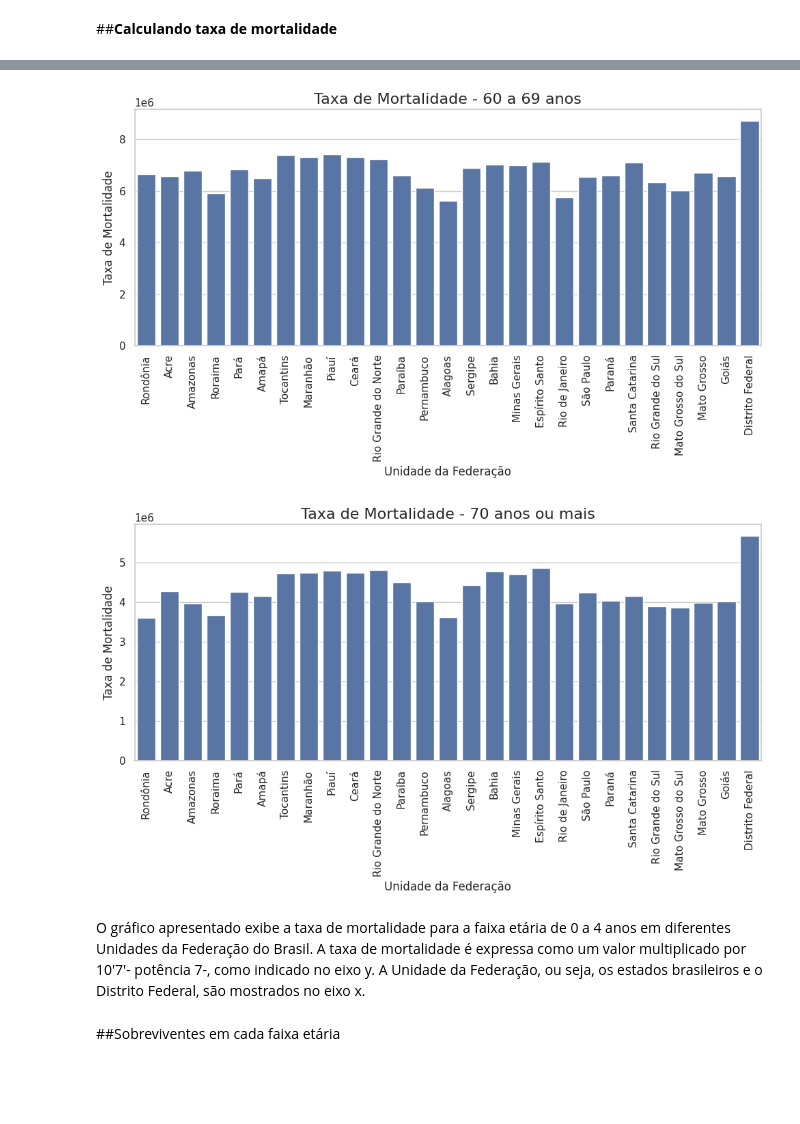
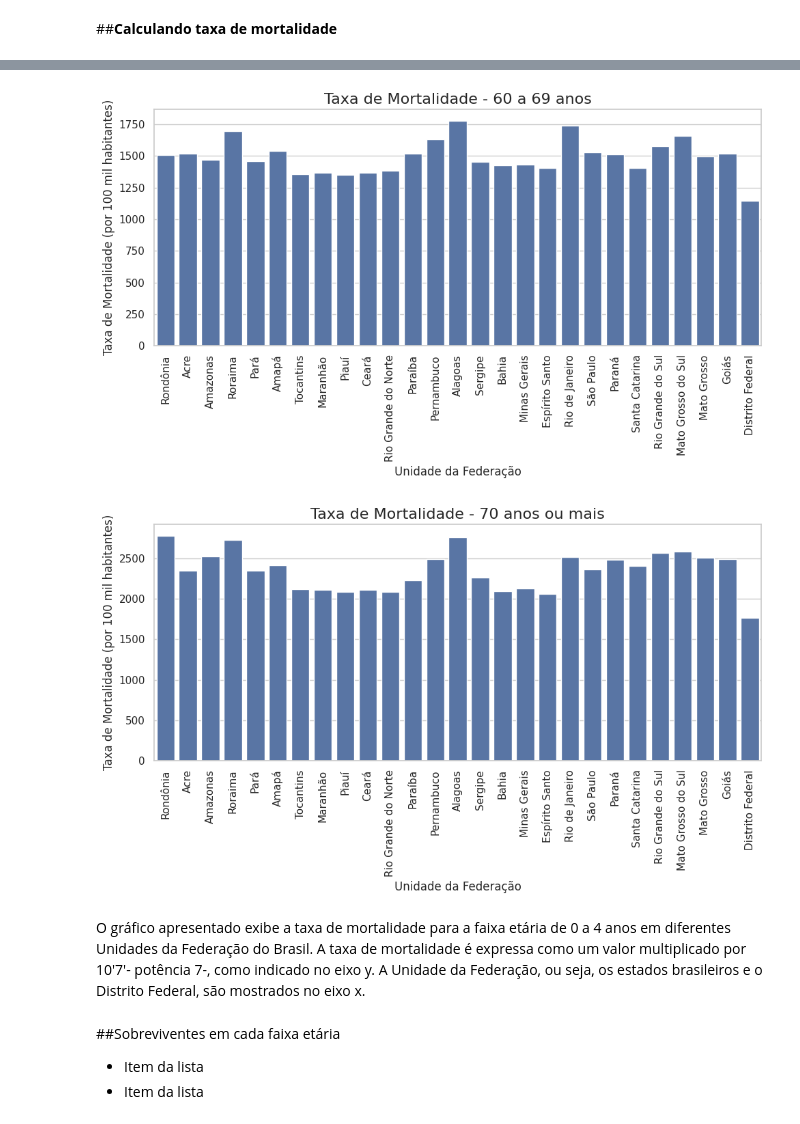
Before and after one commit to babialvesz/longevidade, a Jupyter notebook: tratamento.ipynb, the cells around one changed output, grey strips where cells are left out. Saved outputs shown, nothing was run; the diff lists cells and outputs as text; code cells hidden in the pictures; blank space fills up the shorter version.

```diff
--- a/tratamento.ipynb
+++ b/tratamento.ipynb
@@ -142,7 +130,7 @@ merged_df.head()
 # %%
 for faixa in faixas_etarias:
-    # Supondo que df_mort tenha colunas no formato 'Óbitos_faixa', adicione a coluna de taxa de mortalidade
-    merged_df[f'taxa_mortalidade_{faixa}'] = (merged_df[f'{faixa}_pop'] / merged_df[f'{faixa}_obitos']) * 100000
+    # Cálculo correto da taxa de mortalidade
+    merged_df[f'taxa_mortalidade_{faixa}'] = (merged_df[f'{faixa}_obitos'] / merged_df[f'{faixa}_pop']) * 100000
 
     # Geração do gráfico de barras para cada faixa etária
     plt.figure(figsize=(10, 6))
@@ -152,7 +140,7 @@ for faixa in faixas_etarias:
     plt.title(f'Taxa de Mortalidade - {faixa}', fontsize=16)
     plt.xticks(rotation=90)  # Rotaciona os rótulos do eixo X
     plt.xlabel('Unidade da Federação')
-    plt.ylabel('Taxa de Mortalidade')
+    plt.ylabel('Taxa de Mortalidade (por 100 mil habitantes)')
     plt.tight_layout()
     plt.show()  # Adiciona para garantir que o gráfico seja exibido
 # %% [output]
@@ -167,6 +155,9 @@ for faixa in faixas_etarias:
-[figure, old version]
+[figure, new version]
-[figure, old version]
+[figure, new version]
 # %% [markdown]
 O gráfico apresentado exibe a taxa de mortalidade para a faixa etária de 0 a 4 anos em diferentes Unidades da Federação do Brasil. A taxa de mortalidade é expressa como um valor multiplicado por 10'7'- potência 7-, como indicado no eixo y. A Unidade da Federação, ou seja, os estados brasileiros e o Distrito Federal, são mostrados no eixo x.
 # %% [markdown]
 ##Sobreviventes em cada faixa etária
+
+*   Item da lista
+*   Item da lista
```
Also changed, not shown: parts of 23 cells of this notebook.
